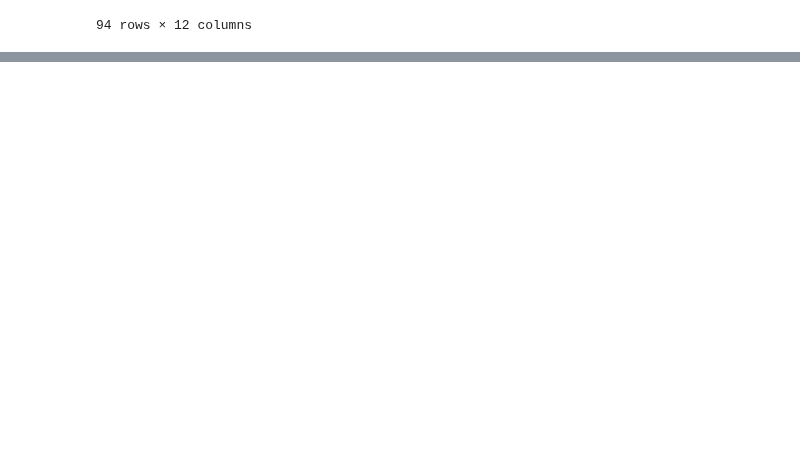
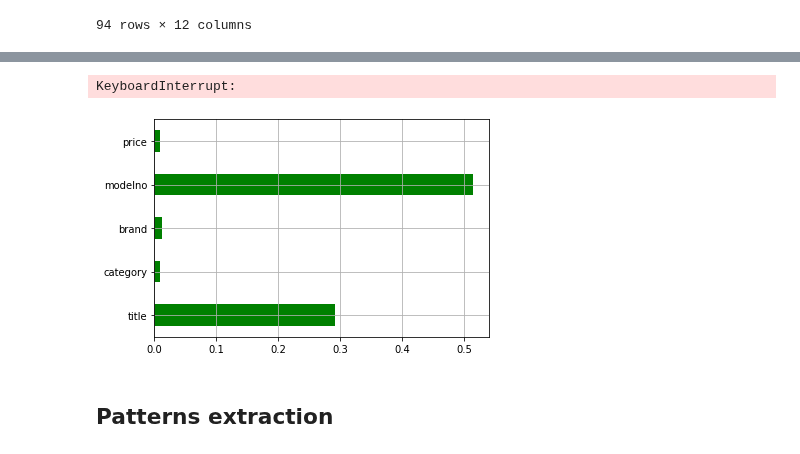
Before and after one commit to vincenzomartello/deepmatcher-experiments, a Jupyter notebook: notebooks/WalmartAmazon/explanations.ipynb, the cells around one changed output, grey strips where cells are left out. Cells and saved outputs as stored; diff of their text form; code cells hidden in the pictures; blank space fills up the shorter version.

Commit message:
pattern extraction

```diff
--- a/notebooks/WalmartAmazon/explanations.ipynb
+++ b/notebooks/WalmartAmazon/explanations.ipynb
@@ -127,0 +128,8 @@ critical_forPositives['title'][1]
+# %%
+rnn = dm.MatchingModel(attr_summarizer='rnn')
+rnn.load_state('../../models/walmartamazon_rnn.pth')
+rnn = rnn.to('cuda')
+# %%
+prediction = wrapDm(allSamples,rnn,ignore_columns=['label'])
+correct_preds = allSamples[np.argmax(prediction,axis=1)==allSamples.label.values]
+len(allSamples),len(correct_preds)
@@ -127,0 +144,3 @@ critical_forPositives['title'][1]
+# %%
+walmart = pd.read_csv(DATA_DIR+'tableA.csv',dtype=str)
+amazon = pd.read_csv(DATA_DIR+'tableB.csv',dtype=str)
@@ -127,0 +150,8 @@ critical_forPositives['title'][1]
+# %%
+neg_ranking4hybrid,flippedneg4hybrid = explainSamples(correct_preds4hybrid,[walmart,amazon],hybrid,wrapDm,
+                                       class_to_explain=0,maxLenAttributeSet=1)
+# %% [output]
+KeyboardInterrupt:
+# %%
+pos_ranking,flippedpos = explainSamples(correct_preds,[walmart,amazon],rnn,predict_fn,
+                                       class_to_explain=1,maxLenAttributeSet=1)
@@ -127,0 +162,6 @@ critical_forPositives['title'][1]
+# %%
+pos_ranking.plot.barh(color='green',grid=True).get_figure().savefig('rnn_pos_ranking.png')
+# %% [output]
+[figure, added]
+# %% [markdown]
+## Patterns extraction
```
Also changed, not shown: parts of 24 cells of this notebook, 43 other files.
